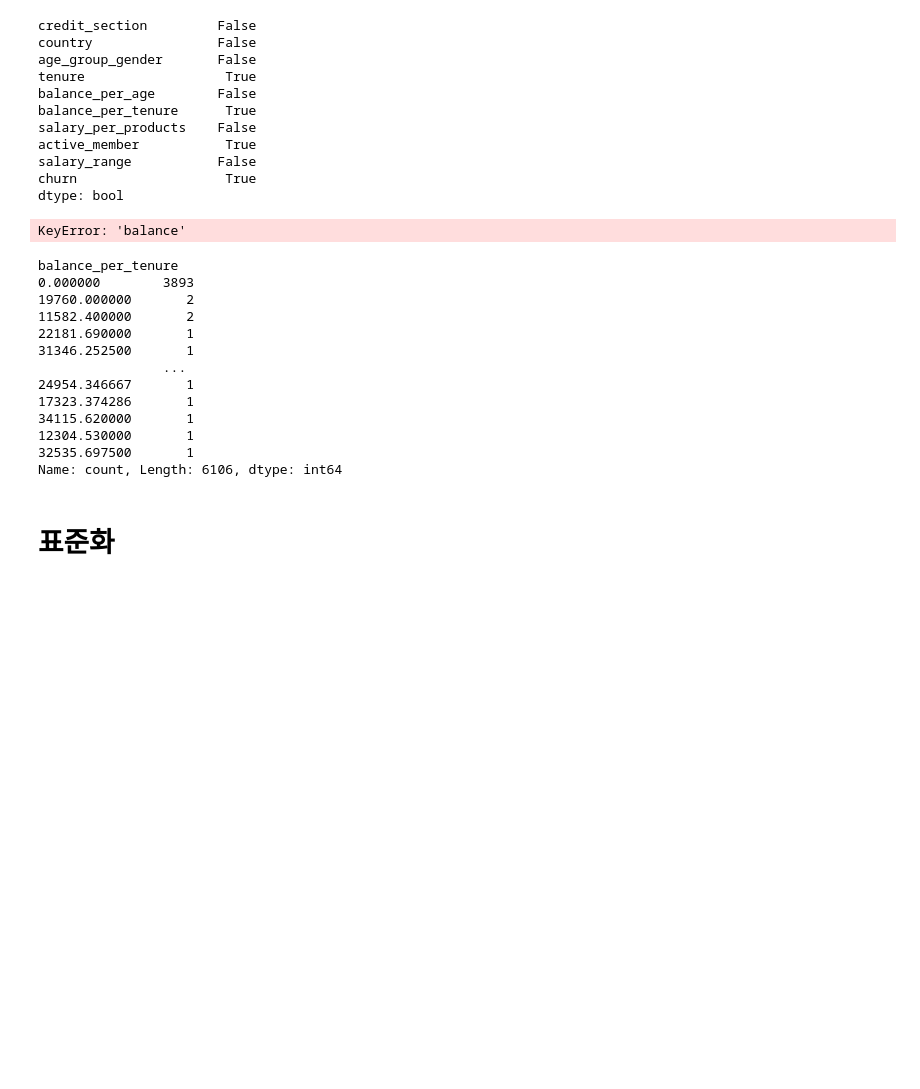
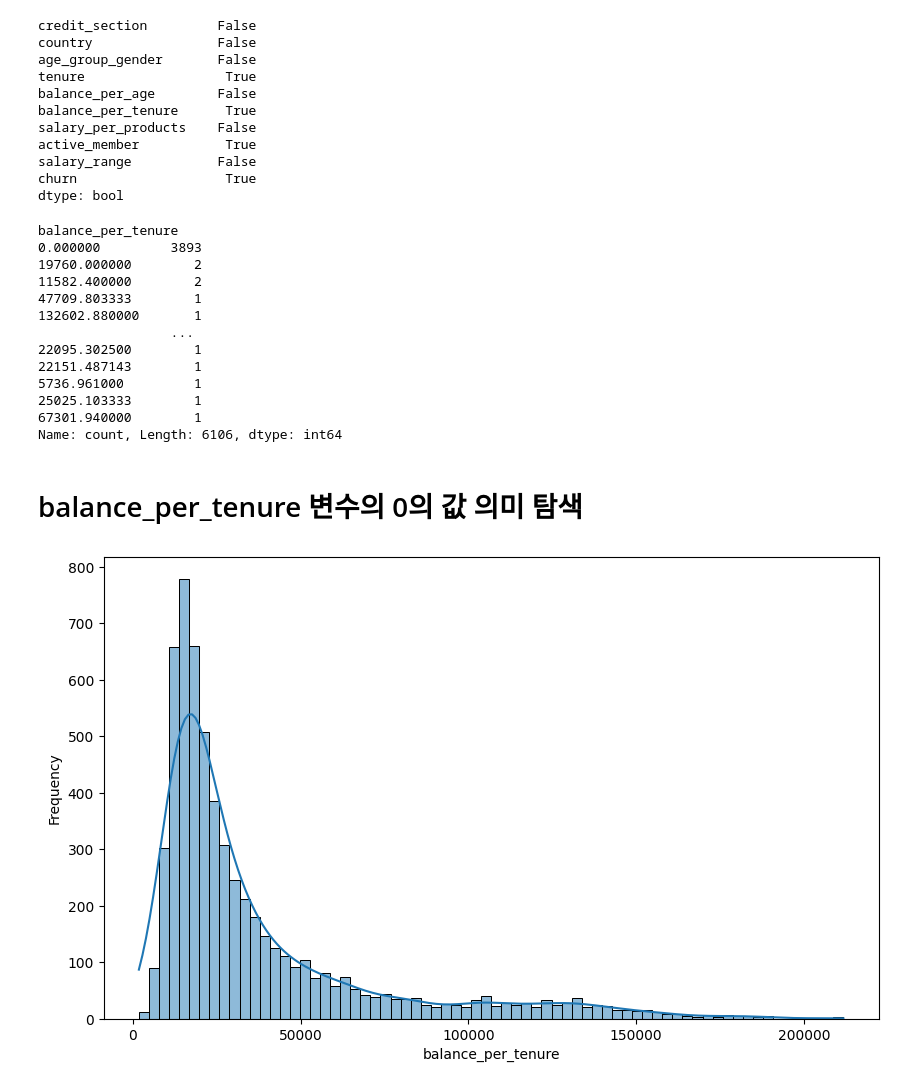
Before and after one commit to coconutkim/project_churn, a Jupyter notebook: real5.ipynb, the cells around one changed output. Saved outputs shown, nothing was run; the diff lists cells and outputs as text; code cells hidden in the pictures; blank space fills up the shorter version.

```diff
--- a/real5.ipynb
+++ b/real5.ipynb
@@ -222,26 +222,46 @@ active_member           True
 salary_range           False
 churn                   True
 dtype: bool
-# %%
-df['balance'].value_counts()
-# %% [output]
-KeyError: 'balance'
 # %%
 df['balance_per_tenure'].value_counts()
-0이 전체의 약 40퍼센트
+# 0이 전체의 약 40퍼센트
 # %% [output]
 balance_per_tenure
-0.000000        3893
-19760.000000       2
-11582.400000       2
-22181.690000       1
-31346.252500       1
-                ...
-24954.346667       1
-17323.374286       1
-34115.620000       1
-12304.530000       1
-32535.697500       1
+0.000000         3893
+19760.000000        2
+11582.400000        2
+47709.803333        1
+132602.880000       1
+                 ...
+22095.302500        1
+22151.487143        1
+5736.961000         1
+25025.103333        1
+67301.940000        1
 Name: count, Length: 6106, dtype: int64
-# %% [markdown]
-# 표준화
+# %% [markdown]
+# balance_per_tenure 변수의 0의 값 의미 탐색
+# %%
+# 0인 값을 제외하고 나머지의 분포 확인
+
+import numpy as np
+import matplotlib.pyplot as plt
+import seaborn as sns
+
+# 0이 아닌 값만 선택
+filtered_data = df['balance_per_tenure'][df['balance_per_tenure'] != 0]
+
+# 히스토그램으로 분포 시각화
+plt.figure(figsize=(10, 6))
+sns.histplot(filtered_data, kde=True)
+# plt.title('Distribution of Data (excluding 0)')
+plt.xlabel('balance_per_tenure')
+plt.ylabel('Frequency')
+plt.show()
+
+# 안 그래도 데이터가 0인 것들이 많은데 특정 값에 나머지가 편중되어 있다
+# 데이터를 변환할 필요가 있다
+
+# 로그 변환을 시도
+# %% [output]
+[figure, added]
```
Also changed, not shown: parts of 4 cells of this notebook, 2 other files.
